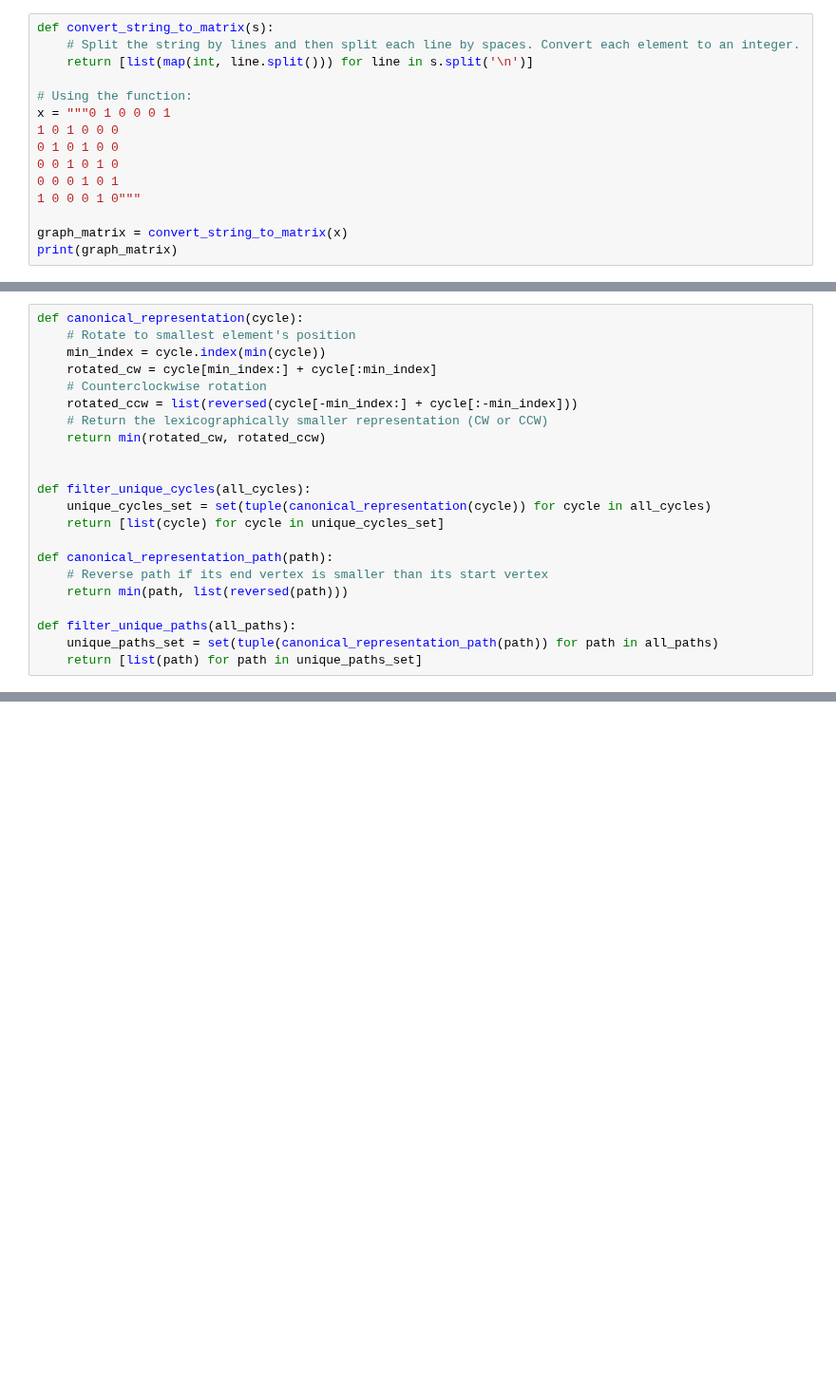
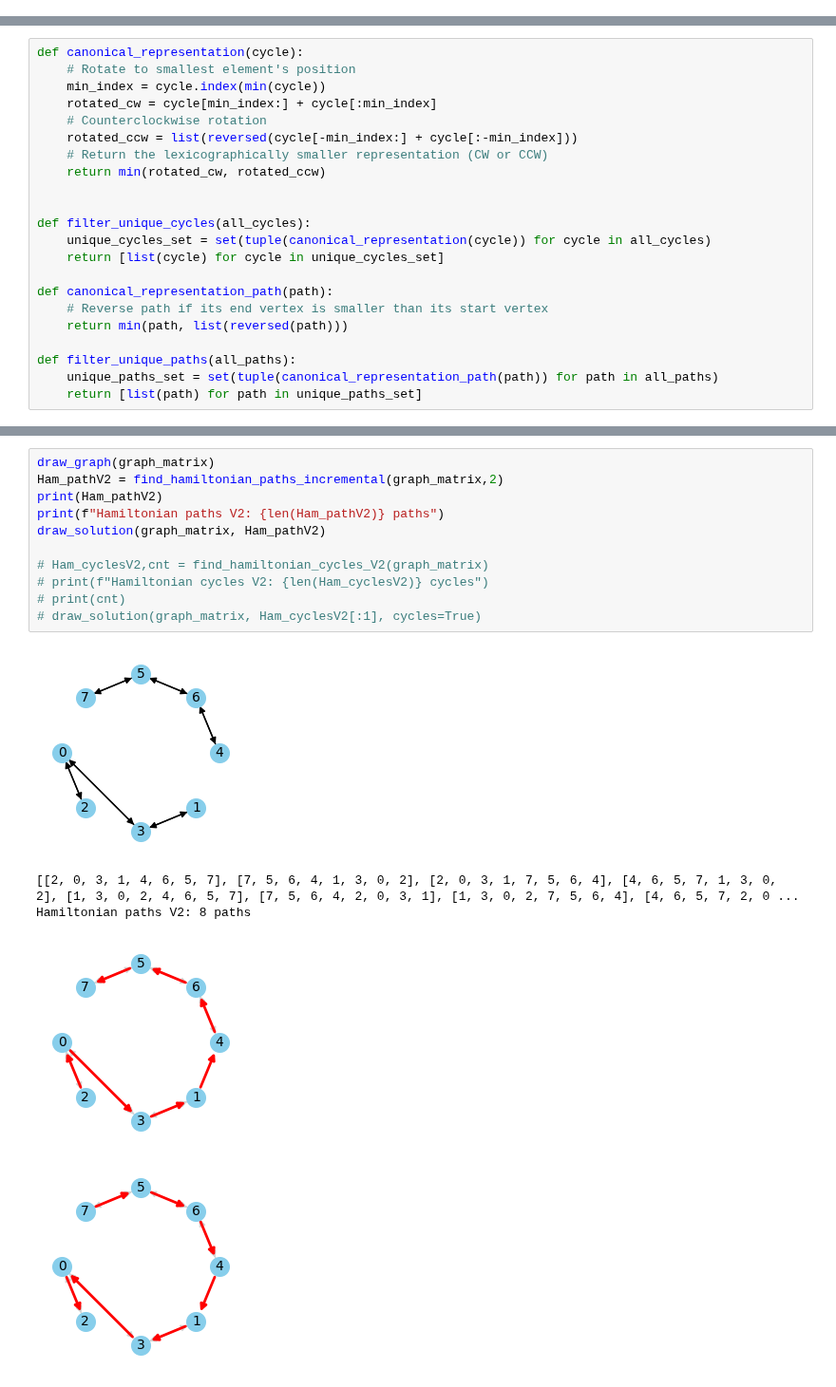
Before and after one commit to ExitedState/2301365_ALGO-LAB, a Jupyter notebook: LAB2/LAB2.ipynb, the cells around one changed output, grey strips where cells are left out. Shown at 95% size. Saved outputs shown, nothing was run; the diff lists cells and outputs as text; blank space fills up the shorter version.

```diff
--- a/LAB2/LAB2.ipynb
+++ b/LAB2/LAB2.ipynb
@@ -235,15 +161,0 @@ print(graph_matrix)
-# %%
-def convert_string_to_matrix(s):
-    # Split the string by lines and then split each line by spaces. Convert each element to an integer.
-    return [list(map(int, line.split())) for line in s.split('\n')]
-
-# Using the function:
-x = """0 1 0 0 0 1
-1 0 1 0 0 0
-0 1 0 1 0 0
-0 0 1 0 1 0
-0 0 0 1 0 1
-1 0 0 0 1 0"""
-
-graph_matrix = convert_string_to_matrix(x)
-print(graph_matrix)
@@ -414,0 +241,17 @@ Average execution time for Hamiltonian cycles V2: 4.958307218551636 seconds
+# %%
+draw_graph(graph_matrix)
+Ham_pathV2 = find_hamiltonian_paths_incremental(graph_matrix,2)
+print(Ham_pathV2)
+print(f"Hamiltonian paths V2: {len(Ham_pathV2)} paths")
+draw_solution(graph_matrix, Ham_pathV2)
+
+# Ham_cyclesV2,cnt = find_hamiltonian_cycles_V2(graph_matrix)
+# print(f"Hamiltonian cycles V2: {len(Ham_cyclesV2)} cycles")
+# print(cnt)
+# draw_solution(graph_matrix, Ham_cyclesV2[:1], cycles=True)
+# %% [output]
+[figure, added]
+[[2, 0, 3, 1, 4, 6, 5, 7], [7, 5, 6, 4, 1, 3, 0, 2], [2, 0, 3, 1, 7, 5, 6, 4], [4, 6, 5, 7, 1, 3, 0, 2], [1, 3, 0, 2, 4, 6, 5, 7], [7, 5, 6, 4, 2, 0, 3, 1], [1, 3, 0, 2, 7, 5, 6, 4], [4, 6, 5, 7, 2, 0 ...
+Hamiltonian paths V2: 8 paths
+[figure, added]
+[figure, added]
```
Also changed, not shown: parts of 19 cells of this notebook, 2 other files.
